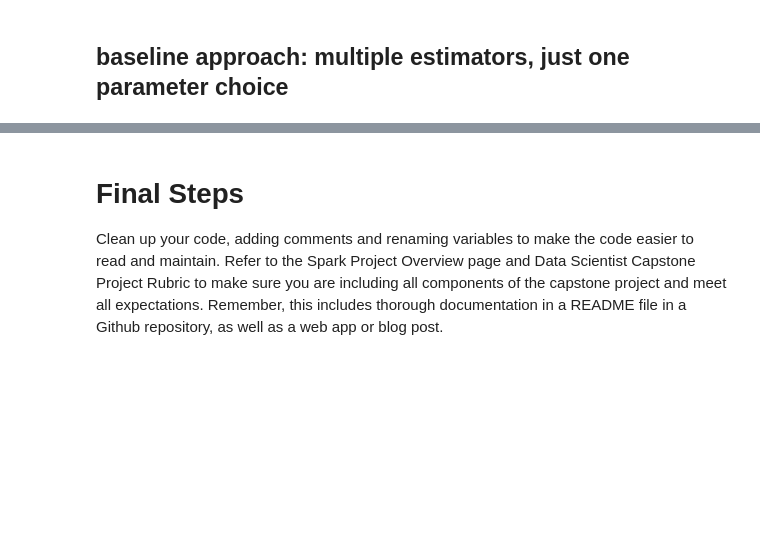
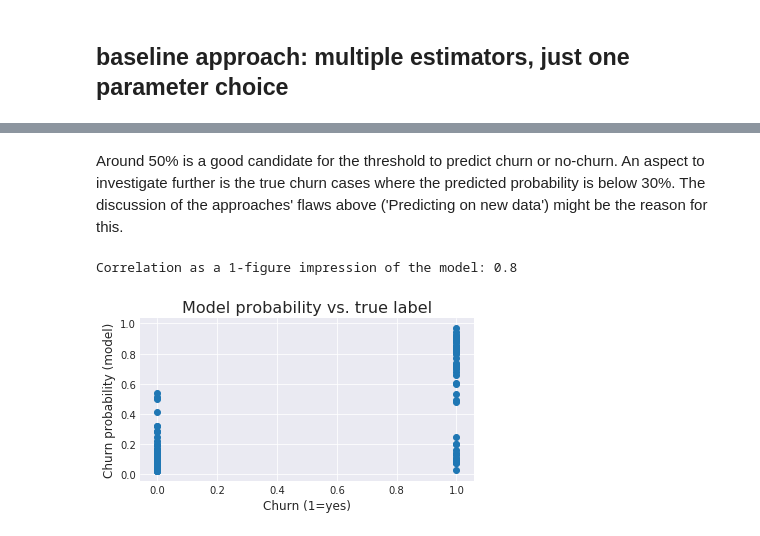
Before and after one commit to dabln/Sparkify, a Jupyter notebook: analysis/Sparkify.ipynb, the cells around one changed output, grey strips where cells are left out. Cells and saved outputs as stored; diff of their text form; code cells hidden in the pictures; blank space fills up the shorter version.

Commit message:
Clean readme and PySpark code

```diff
--- a/analysis/Sparkify.ipynb
+++ b/analysis/Sparkify.ipynb
@@ -607,11 +839,11 @@ model_best.write().overwrite().save('pyspark_trained_model')
 # %%
-# https://stackoverflow.com/questions/52625639/unable-to-load-logistic-regression-model-in-spark-2-x
+# see https://stackoverflow.com/questions/52625639/unable-to-load-logistic-regression-model-in-spark-2-x
 model_trained = PipelineModel.load('pyspark_trained_model')
 
+# transform for validation set
 # inspired by https://spark.apache.org/docs/latest/ml-pipeline.html#ml-persistence-saving-and-loading-pipelines
-prediction = model_trained.transform(validate.columns) # .select(validate.drop('label'))
-selected = prediction.select(prediction.drop('features_unscaled', 'features', 'rawPrediction').columns)
-#selected.collect()
-#for row in selected.collect():
-#    userId, gender, days_listened, songs_per_day, d_female, prob, prediction = row  # type: ignore
-#    print(userId, prob[1], prediction)
+prediction = model_trained.transform(validate)
+prediction = prediction.select(prediction.drop('features_unscaled', 'features', 'rawPrediction').columns)
+
+# evaluate
+evaluate_model(evaluator, prediction)
@@ -662,3 +892,0 @@ plt.scatter(x=sparkify.label, y=sparkify.probability);
-# %% [markdown]
-# Final Steps
-Clean up your code, adding comments and renaming variables to make the code easier to read and maintain. Refer to the Spark Project Overview page and Data Scientist Capstone Project Rubric to make sure you are including all components of the capstone project and meet all expectations. Remember, this includes thorough documentation in a README file in a Github repository, as well as a web app or blog post.
@@ -670,0 +893,14 @@ Clean up your code, adding comments and renaming variables to make the code easi
+# %% [markdown]
+Around 50% is a good candidate for the threshold to predict churn or no-churn. An aspect to investigate further is the true churn cases where the predicted probability is below 30%. The discussion of the approaches' flaws above ('Predicting on new data') might be the reason for this.
+# %%
+print('Correlation as a 1-figure impression of the model:',
+      round(np.corrcoef(sparkify.label, sparkify.probability)[0,1], 2))
+
+plt.figure(figsize = (6, 3))
+plt.scatter(y='probability', x='label', data=sparkify, color=base_color)
+plt.title('Model probability vs. true label', fontsize=16)
+plt.xlabel('Churn (1=yes)', fontsize=12)
+plt.ylabel('Churn probability (model)', fontsize=12);
+# %% [output]
+Correlation as a 1-figure impression of the model: 0.8
+[figure, added]
```
Also changed, not shown: parts of 78 cells of this notebook, 3 other files.
